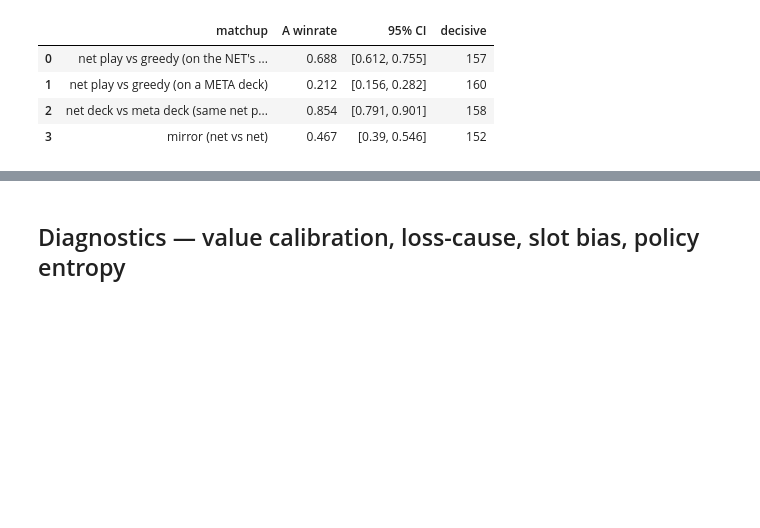
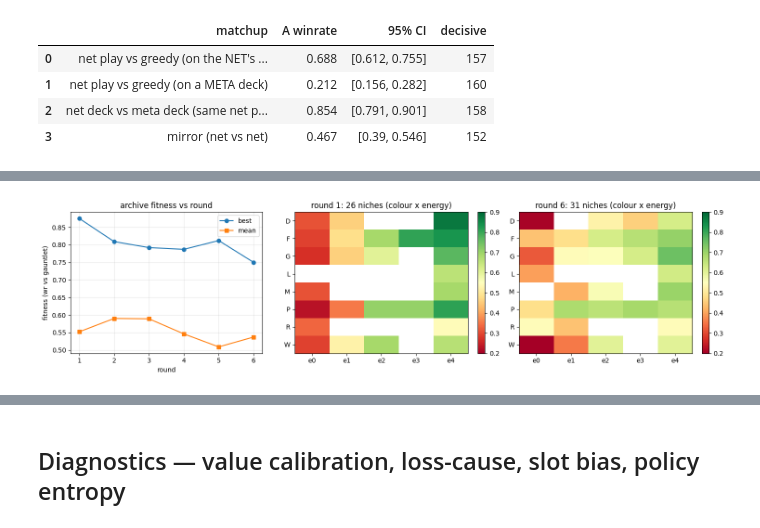
Before and after one commit to kohbanye/kaggle-pokemon, a Jupyter notebook: notebooks/03_paper_net_eval.ipynb, the cells around one changed output, grey strips where cells are left out. Cells and saved outputs as stored; diff of their text form; code cells hidden in the pictures; blank space fills up the shorter version.

```diff
--- a/notebooks/03_paper_net_eval.ipynb
+++ b/notebooks/03_paper_net_eval.ipynb
@@ -238,0 +337,39 @@ pd.DataFrame(
+# %%
+rows = []
+grids = {}
+for r in range(1, 7):
+    p = ROOT / f"data/qdcoevo/run1/round_{r}/qd_archive.json"
+    if not p.exists():
+        continue
+    cells = json.loads(p.read_text())["cells"]
+    fits = [c["fitness"] for c in cells if c.get("fitness") is not None]
+    rows.append({"round": r, "niches": len(cells),
+                 "best": round(max(fits), 3),
+                 "mean": round(sum(fits) / len(fits), 3)})
+    grids[r] = {(c["descriptor"][0], c["descriptor"][1]): c["fitness"] for c in cells}
+if rows:
+    rdf = pd.DataFrame(rows)
+    colours = sorted({k[0] for g in grids.values() for k in g})
+    bins = list(range(5))
+    fig, axs = plt.subplots(1, 3, figsize=(15, 4))
+    axs[0].plot(rdf["round"], rdf["best"], marker="o", label="best")
+    axs[0].plot(rdf["round"], rdf["mean"], marker="s", label="mean")
+    axs[0].set_xlabel("round")
+    axs[0].set_ylabel("fitness (wr vs gauntlet)")
+    axs[0].set_title("archive fitness vs round")
+    axs[0].legend()
+    axs[0].grid(alpha=0.3)
+    for ax, r in ((axs[1], min(grids)), (axs[2], max(grids))):
+        grid = np.full((len(colours), len(bins)), np.nan)
+        for (col, b), f in grids[r].items():
+            grid[colours.index(col), b] = f
+        im = ax.imshow(grid, cmap="RdYlGn", vmin=0.2, vmax=0.9, aspect="auto")
+        ax.set_xticks(bins, [f"e{b}" for b in bins])
+        ax.set_yticks(range(len(colours)), colours)
+        ax.set_title(f"round {r}: {len(grids[r])} niches (colour x energy)")
+        fig.colorbar(im, ax=ax, fraction=0.046)
+    plt.tight_layout()
+    plt.show()
+    rdf
+# %% [output]
+[figure, added]
```
Also changed, not shown: parts of 8 cells of this notebook, 7 other files.
